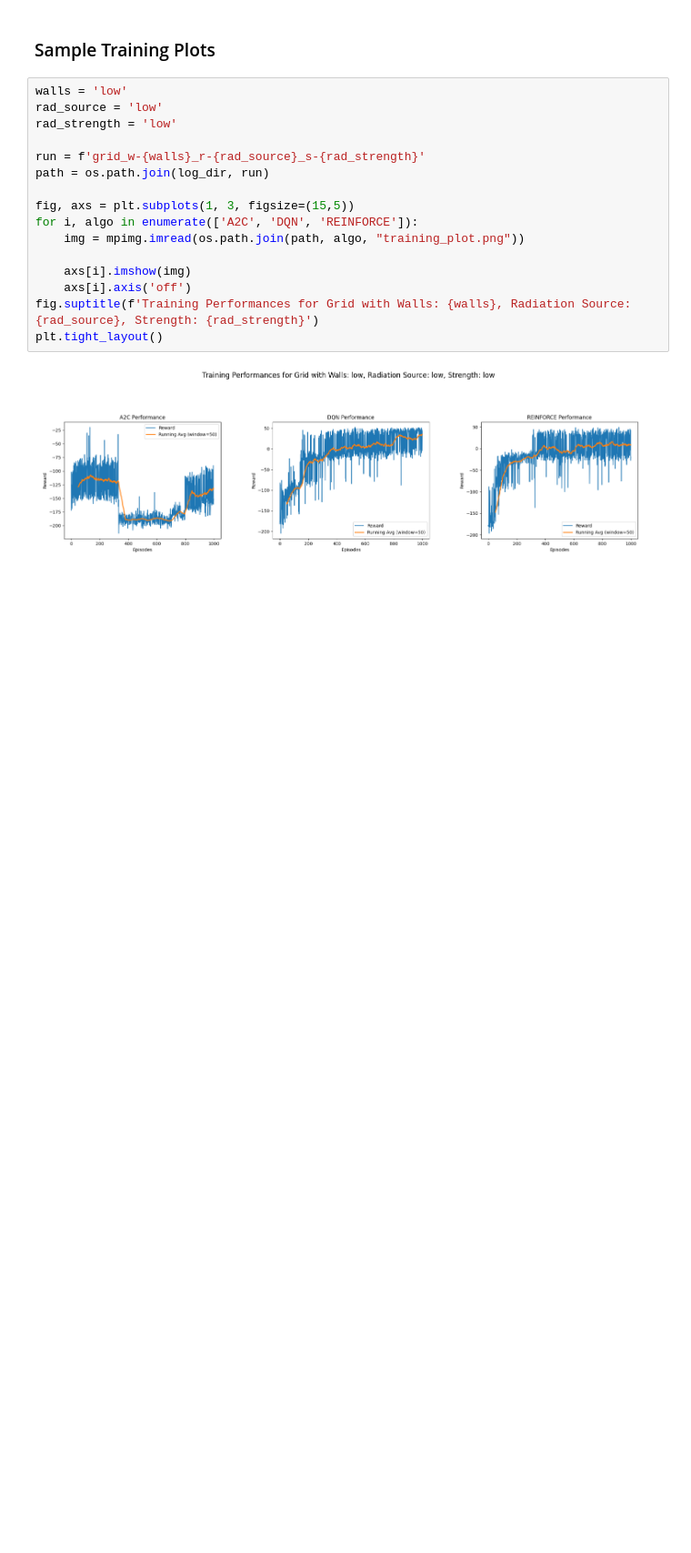
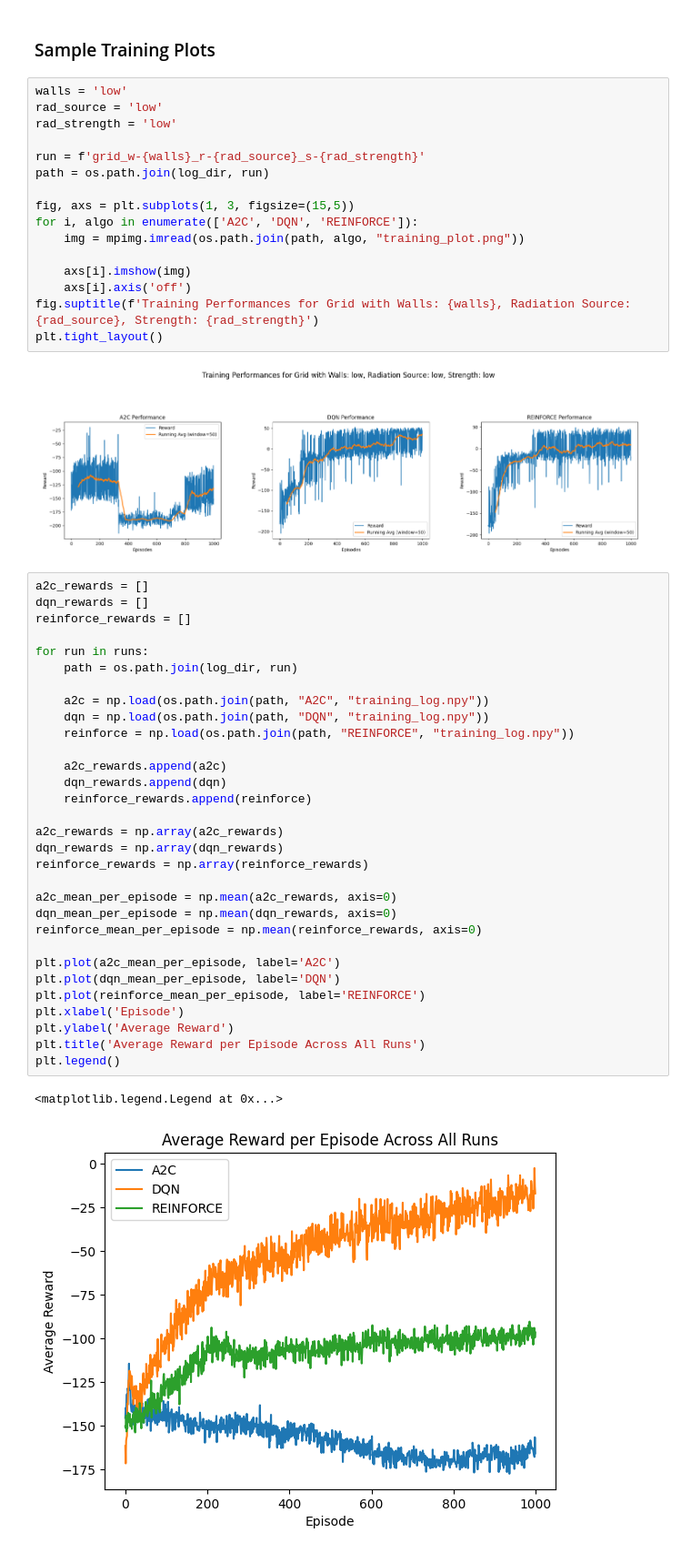
Before and after one commit to saharshk11-tamu/CSCE642-Project, a Jupyter notebook: metrics.ipynb, the cells around one changed output. Shown at 91% size. Saved outputs shown, nothing was run; the diff lists cells and outputs as text; blank space fills up the shorter version.

Commit message:
added average reward per episode plot

```diff
--- a/metrics.ipynb
+++ b/metrics.ipynb
@@ -88,3 +88,37 @@ fig.suptitle(f'Training Performances for Grid with Walls: {walls}, Radiation Sou
 plt.tight_layout()
 # %% [output]
 [figure]
+# %%
+a2c_rewards = []
+dqn_rewards = []
+reinforce_rewards = []
+
+for run in runs:
+    path = os.path.join(log_dir, run)
+
+    a2c = np.load(os.path.join(path, "A2C", "training_log.npy"))
+    dqn = np.load(os.path.join(path, "DQN", "training_log.npy"))
+    reinforce = np.load(os.path.join(path, "REINFORCE", "training_log.npy"))
+
+    a2c_rewards.append(a2c)
+    dqn_rewards.append(dqn)
+    reinforce_rewards.append(reinforce)
+
+a2c_rewards = np.array(a2c_rewards)
+dqn_rewards = np.array(dqn_rewards)
+reinforce_rewards = np.array(reinforce_rewards)
+
+a2c_mean_per_episode = np.mean(a2c_rewards, axis=0)
+dqn_mean_per_episode = np.mean(dqn_rewards, axis=0)
+reinforce_mean_per_episode = np.mean(reinforce_rewards, axis=0)
+
+plt.plot(a2c_mean_per_episode, label='A2C')
+plt.plot(dqn_mean_per_episode, label='DQN')
+plt.plot(reinforce_mean_per_episode, label='REINFORCE')
+plt.xlabel('Episode')
+plt.ylabel('Average Reward')
+plt.title('Average Reward per Episode Across All Runs')
+plt.legend()
+# %% [output]
+<matplotlib.legend.Legend at 0x...>
+[figure, added]
```
Also changed, not shown: parts of 2 cells of this notebook.
